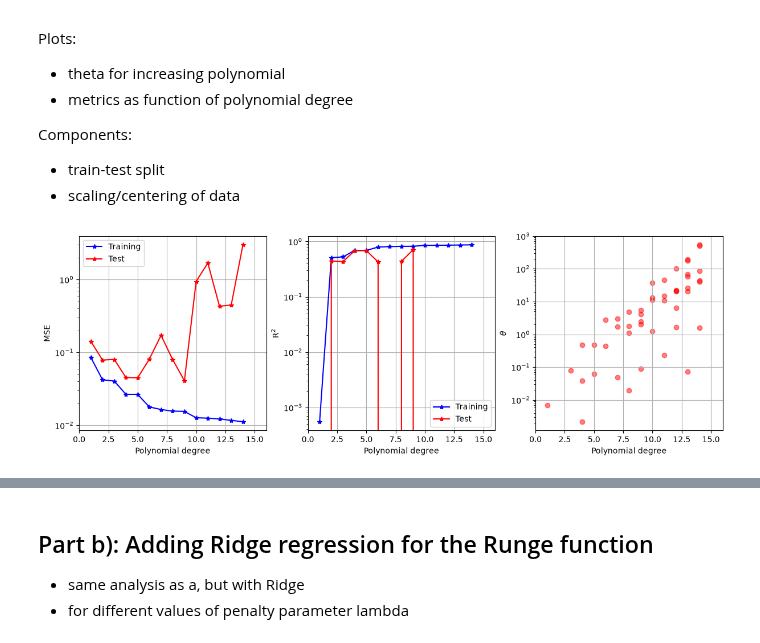
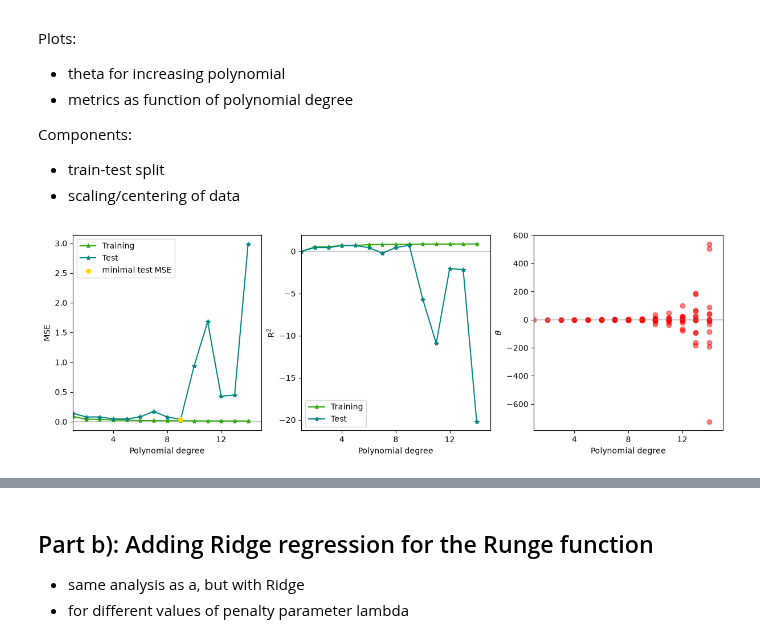
Before and after one commit to lukasMK01/FYS-STK4155, a Jupyter notebook: project_1/wip_project1.ipynb, the cells around one changed output, grey strips where cells are left out. Cells and saved outputs as stored; diff of their text form; code cells hidden in the pictures.

```diff
--- a/project_1/wip_project1.ipynb
+++ b/project_1/wip_project1.ipynb
@@ -52,9 +52,14 @@ def generate_data(n=100, sigma=0.1, seed=2026):
 
 x, y, n, sigma = generate_data()
 
+train_color = "#32A911"
+test_color = "#048582"
+
 xx = np.linspace(-1, 1, 400)
-plt.plot(xx, runge(xx), color="#004488", label="Runge's function")
-plt.scatter(x, y, s=12, color="#BB5566", label=rf"data, $\sigma={sigma}$")
+plt.plot(xx, runge(xx), color="#0824A0", label="Runge's function")
+plt.scatter(x, y, s=12, color="#A0720E", label=rf"data, $\sigma={sigma}$")
 plt.xlabel("x"); plt.ylabel("y"); plt.legend(frameon=False)
+plt.xlim(-1,1)
+plt.plot([-1,1], [0,0], color='grey', linestyle='-', alpha=0.4)
 plt.show()
 # %% [output]
@@ -109,38 +118,43 @@ for d in range(1,15):
     mse_train.append(mean_squared_error(y_train, X_train @ theta))
     mse_test.append(mean_squared_error(y_test,  X_test @ theta))
     r2_train.append(r2_score(y_train, X_train @ theta))
     r2_test.append(r2_score(y_test,  X_test @ theta))
 
 
 #Plotting the MSE as a function of polynomial degree
 xx = np.linspace(1,14,14)
 
 fig, ax = plt.subplots(1,3,figsize=(12,4), constrained_layout=True)
 
 for a in ax:
-    a.grid()
-    a.set_xlim(0,16)
-    a.set_yscale('log')
+    # a.grid()
+    a.set_xticks(np.arange(0,16,4))
+    a.set_xlim(1,15)
+    # a.set_yscale('log')
+    a.hlines(0,16,0, color='grey', alpha=0.4)
 
-ax[0].plot(xx,mse_train,"b*-",label="Training")
-ax[0].plot(xx,mse_test,"r*-",label="Test")
+
+ax[0].plot(xx,mse_train,"b*-",label="Training", color=train_color)
+ax[0].plot(xx,mse_test,"r*-",label="Test", color=test_color)
 ax[0].set_ylabel("MSE")
 ax[0].set_xlabel("Polynomial degree")
+ax[0].scatter(xx[np.argmin(mse_test)], np.min(mse_test), color='gold', marker='o', s=30, zorder=5, label='minimal test MSE')
 ax[0].legend()
 
-ax[1].plot(xx,r2_train,"b*-",label="Training")
-ax[1].plot(xx,r2_test,"r*-",label="Test")
+ax[1].plot(xx,r2_train,"b*-",label="Training", color=train_color)
+ax[1].plot(xx,r2_test,"r*-",label="Test", color=test_color)
 ax[1].set_ylabel("R$^2$")
 ax[1].set_xlabel("Polynomial degree")
 ax[1].legend()
+# ax[1].set_ylim([1e-9, 1e0])
 
 for i in range(len(save_theta)):
     ax[2].scatter(np.full(i+1, xx[i]), save_theta[i], color='r', alpha=0.5)
 # ax[2].plot(xx,save_theta,"r*-",label="Test")
 ax[2].set_ylabel(r"$\theta$")
 ax[2].set_xlabel("Polynomial degree")
 
 
 plt.show()
 # %% [output]
-[figure, old version]
+[figure, new version]
```
Also changed, not shown: parts of 18 cells of this notebook.
